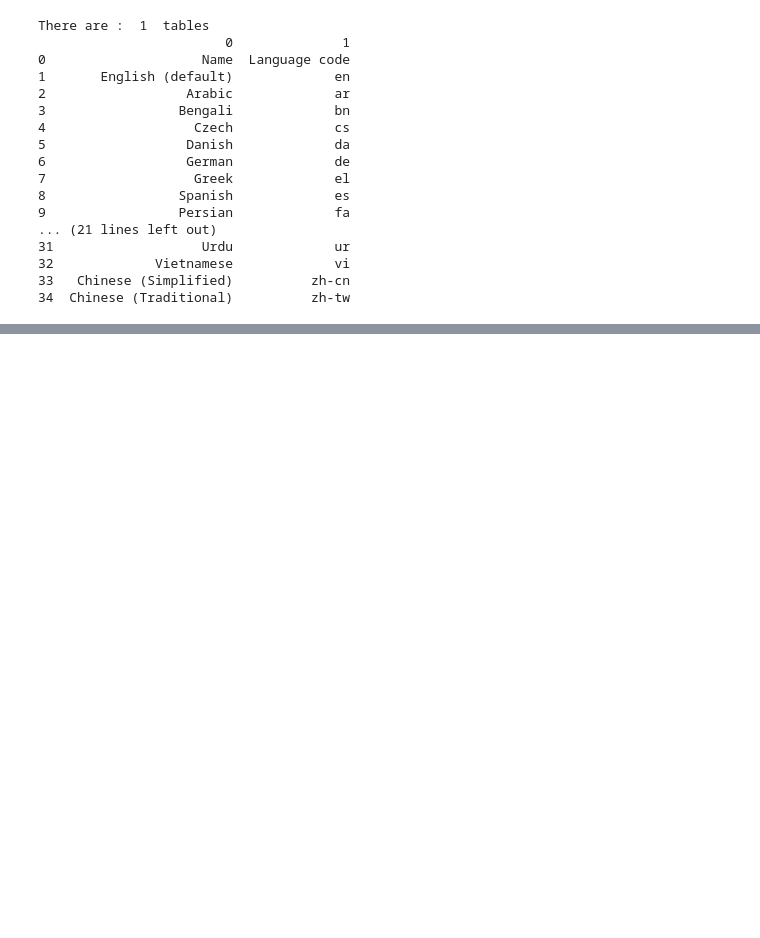
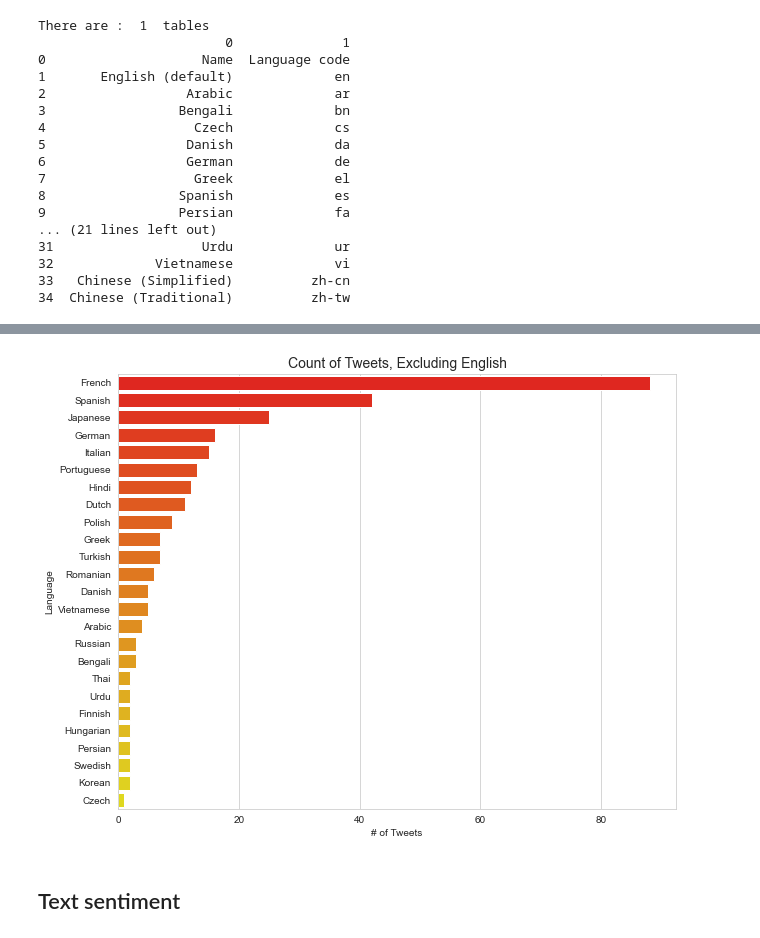
Before and after one commit to cassnutt/worldwide_covid19_vaccines, a Jupyter notebook: Twitter Workbook.ipynb, the cells around one changed output, grey strips where cells are left out. Drawn from its saved outputs; the diff is of its cells as text; code cells hidden in the pictures; blank space fills up the shorter version.

Commit message:
twitter analysis,language analysis

```diff
--- a/Twitter Workbook.ipynb
+++ b/Twitter Workbook.ipynb
@@ -376,0 +494,4 @@ lang_table
+# %%
+df2.drop(columns = ['language', 'Language code'], inplace= True)
+df2.rename(columns={'Name': 'language'}, inplace= True)
+df2
@@ -376,0 +512,4 @@ lang_table
+# %%
+df2.rename(columns={'Name': 'language'}, inplace= True)
+# %%
+df2['time'] = pd.to_datetime(df2['time']).dt.date
@@ -376,0 +548,16 @@ lang_table
+# %%
+import seaborn as sns
+sns.set_style('whitegrid')
+# %%
+# countplot that excludes English to see detail
+plt.figure(figsize= (10, 8))
+sns.countplot(y= 'language', data= df2, palette='autumn',
+              order= df2.language.value_counts().iloc[1:].index)
+plt.title('Count of Tweets, Excluding English', fontsize= 14)
+plt.xlabel('# of Tweets')
+plt.ylabel('Language')
+plt.show()
+# %% [output]
+[figure, added]
+# %% [markdown]
+## Text sentiment
```
Also changed, not shown: parts of 21 cells of this notebook, 4 other files.
